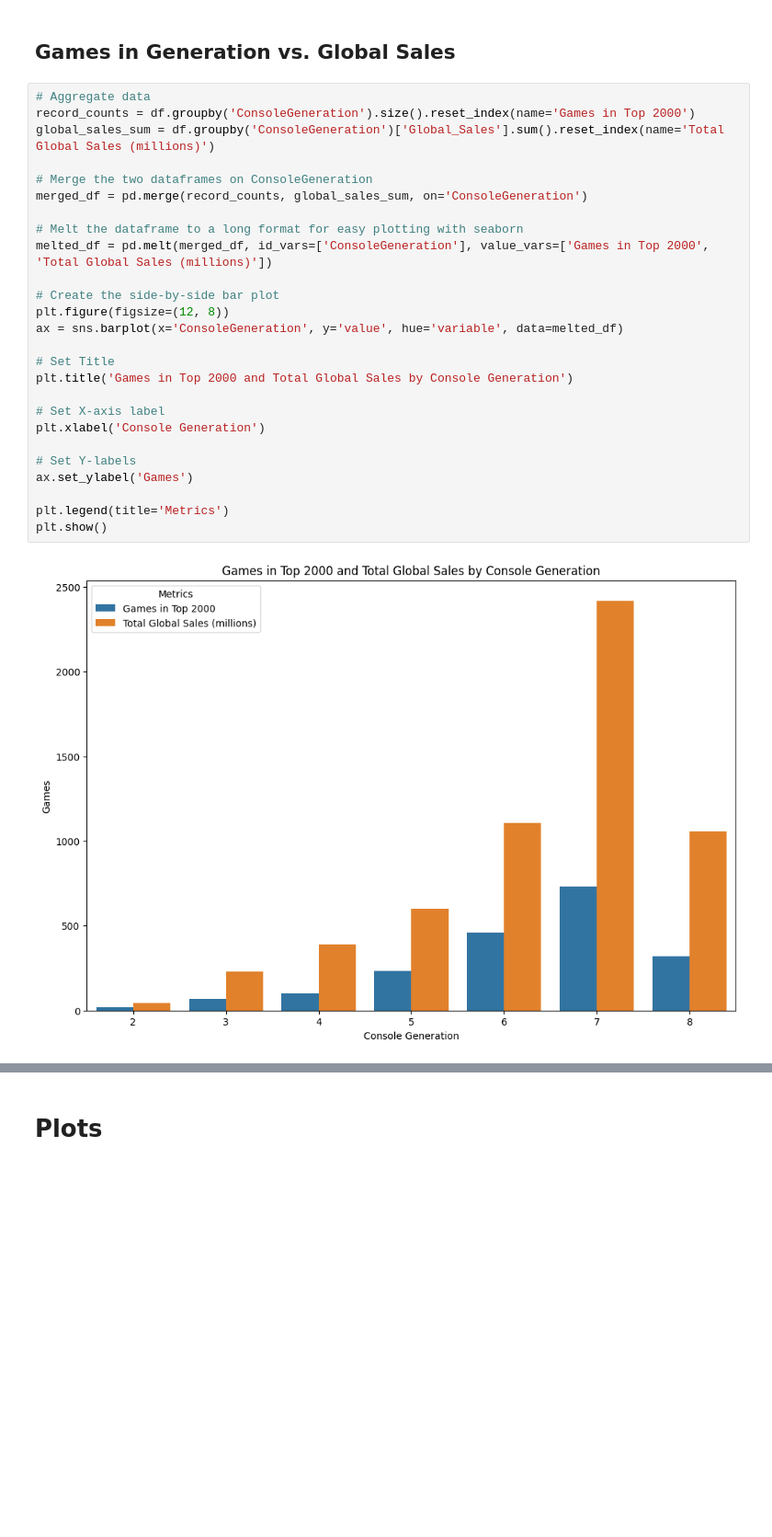
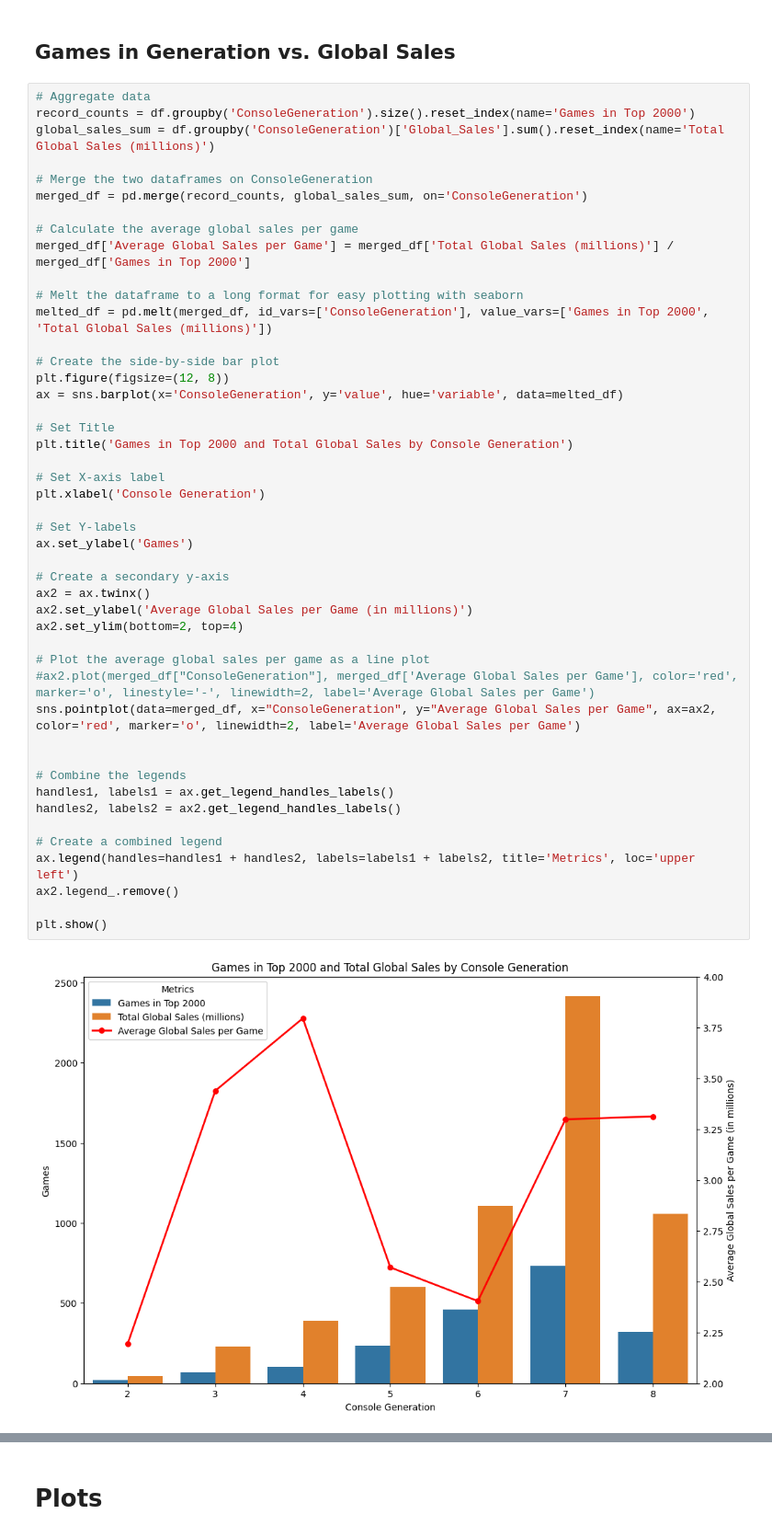
Before and after one commit to candersen114/Python2Source, a Jupyter notebook: finalproj.ipynb, the cells around one changed output, grey strips where cells are left out. Shown at 92% size. Cells and saved outputs as stored; diff of their text form; blank space fills up the shorter version.

Commit message:
Updated graphs, fixes to dataset

```diff
--- a/finalproj.ipynb
+++ b/finalproj.ipynb
@@ -327,28 +331,48 @@ plt.show()
 # %%
 # Aggregate data
 record_counts = df.groupby('ConsoleGeneration').size().reset_index(name='Games in Top 2000')
 global_sales_sum = df.groupby('ConsoleGeneration')['Global_Sales'].sum().reset_index(name='Total Global Sales (millions)')
 
 # Merge the two dataframes on ConsoleGeneration
 merged_df = pd.merge(record_counts, global_sales_sum, on='ConsoleGeneration')
+
+# Calculate the average global sales per game
+merged_df['Average Global Sales per Game'] = merged_df['Total Global Sales (millions)'] / merged_df['Games in Top 2000']
 
 # Melt the dataframe to a long format for easy plotting with seaborn
 melted_df = pd.melt(merged_df, id_vars=['ConsoleGeneration'], value_vars=['Games in Top 2000', 'Total Global Sales (millions)'])
 
 # Create the side-by-side bar plot
 plt.figure(figsize=(12, 8))
 ax = sns.barplot(x='ConsoleGeneration', y='value', hue='variable', data=melted_df)
 
 # Set Title
 plt.title('Games in Top 2000 and Total Global Sales by Console Generation')
 
 # Set X-axis label
 plt.xlabel('Console Generation')
 
 # Set Y-labels
 ax.set_ylabel('Games')
 
-plt.legend(title='Metrics')
+# Create a secondary y-axis
+ax2 = ax.twinx()
+ax2.set_ylabel('Average Global Sales per Game (in millions)')
+ax2.set_ylim(bottom=2, top=4)
+
+# Plot the average global sales per game as a line plot
+#ax2.plot(merged_df["ConsoleGeneration"], merged_df['Average Global Sales per Game'], color='red', marker='o', linestyle='-', linewidth=2, label='Average Global Sales per Game')
+sns.pointplot(data=merged_df, x="ConsoleGeneration", y="Average Global Sales per Game", ax=ax2, color='red', marker='o', linewidth=2, label='Average Global Sales per Game')
+
+
+# Combine the legends
+handles1, labels1 = ax.get_legend_handles_labels()
+handles2, labels2 = ax2.get_legend_handles_labels()
+
+# Create a combined legend
+ax.legend(handles=handles1 + handles2, labels=labels1 + labels2, title='Metrics', loc='upper left')
+ax2.legend_.remove()
+
 plt.show()
 # %% [output]
-[figure, old version]
+[figure, new version]
```
Also changed, not shown: parts of 4 cells of this notebook, 2 other files.
